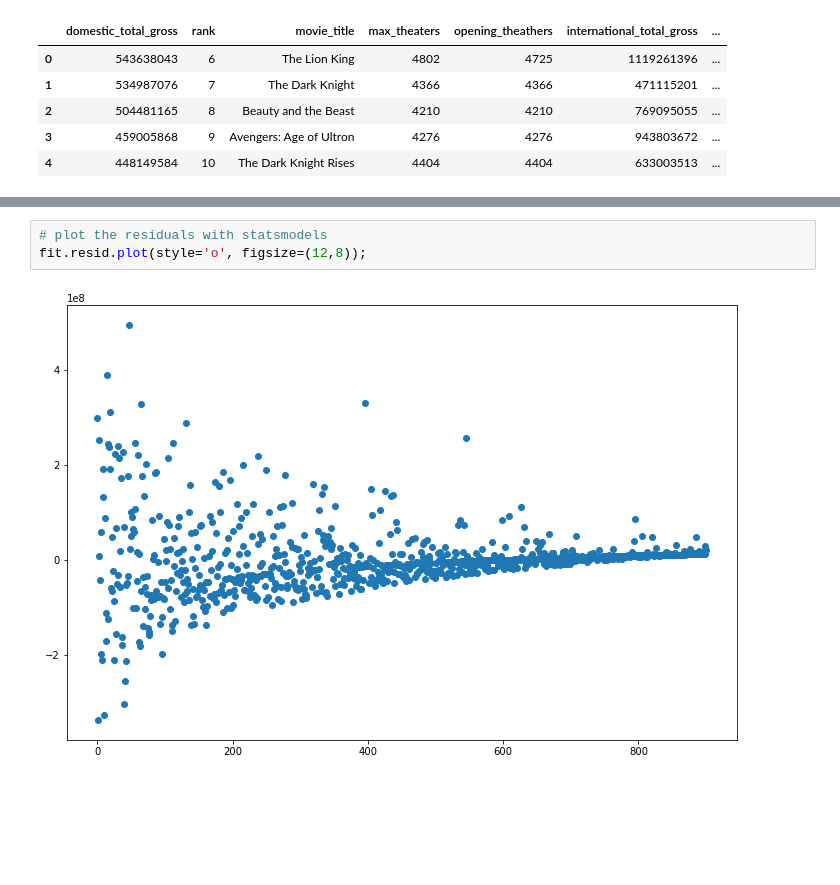
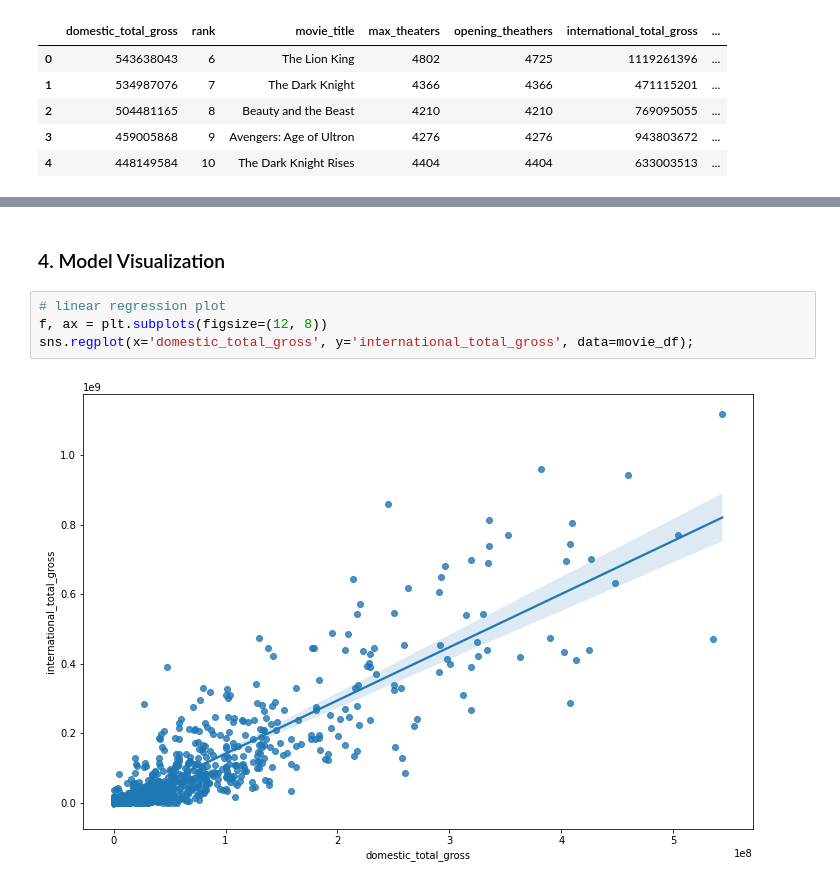
Before and after one commit to slp22/regression-project, a Jupyter notebook: regression-project-mvp.ipynb, the cells around one changed output, grey strips where cells are left out. Drawn from its saved outputs; the diff is of its cells as text; blank space fills up the shorter version.

```diff
--- a/regression-project-mvp.ipynb
+++ b/regression-project-mvp.ipynb
@@ -128,8 +141,11 @@ Notes:
 [1] Standard Errors assume that the covariance matrix of the errors is correctly specified.
 [2] The condition number is large, 1.38e+08. This might indicate that there are
 strong multicollinearity or other numerical problems.
-# %%
-# plot the residuals with statsmodels
-fit.resid.plot(style='o', figsize=(12,8));
-# %% [output]
-[figure, removed]
+# %% [markdown]
+### 4. Model Visualization
+# %%
+# linear regression plot
+f, ax = plt.subplots(figsize=(12, 8))
+sns.regplot(x='domestic_total_gross', y='international_total_gross', data=movie_df);
+# %% [output]
+[figure, added]
```
Also changed, not shown: parts of 13 cells of this notebook.
